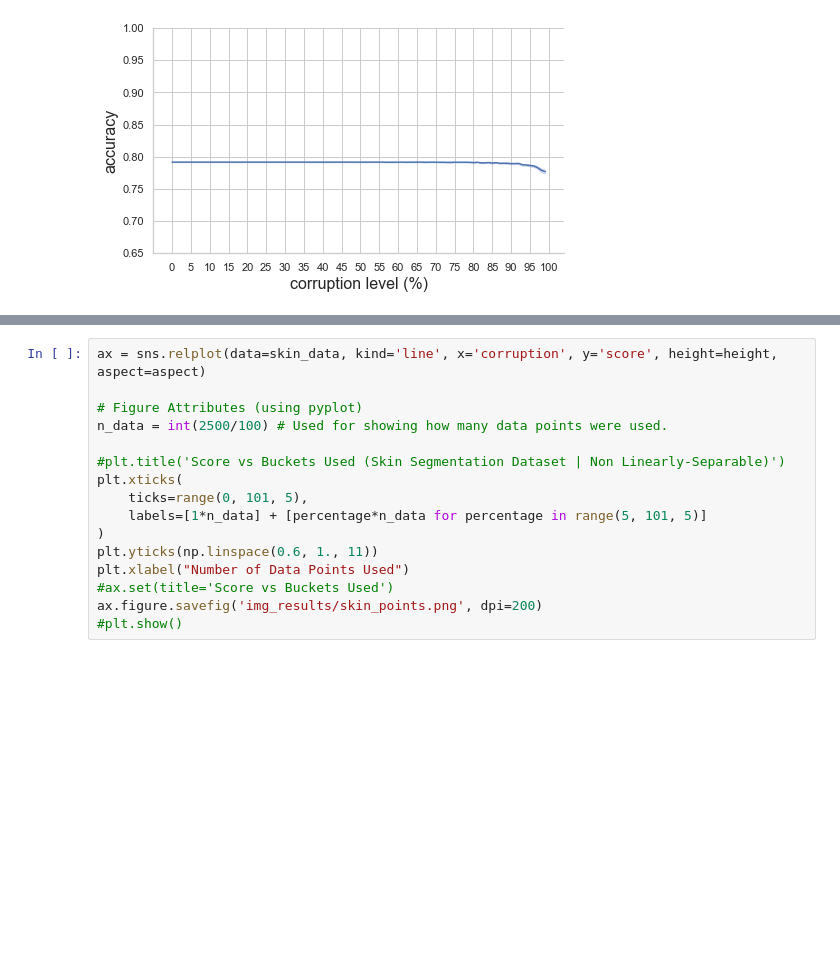
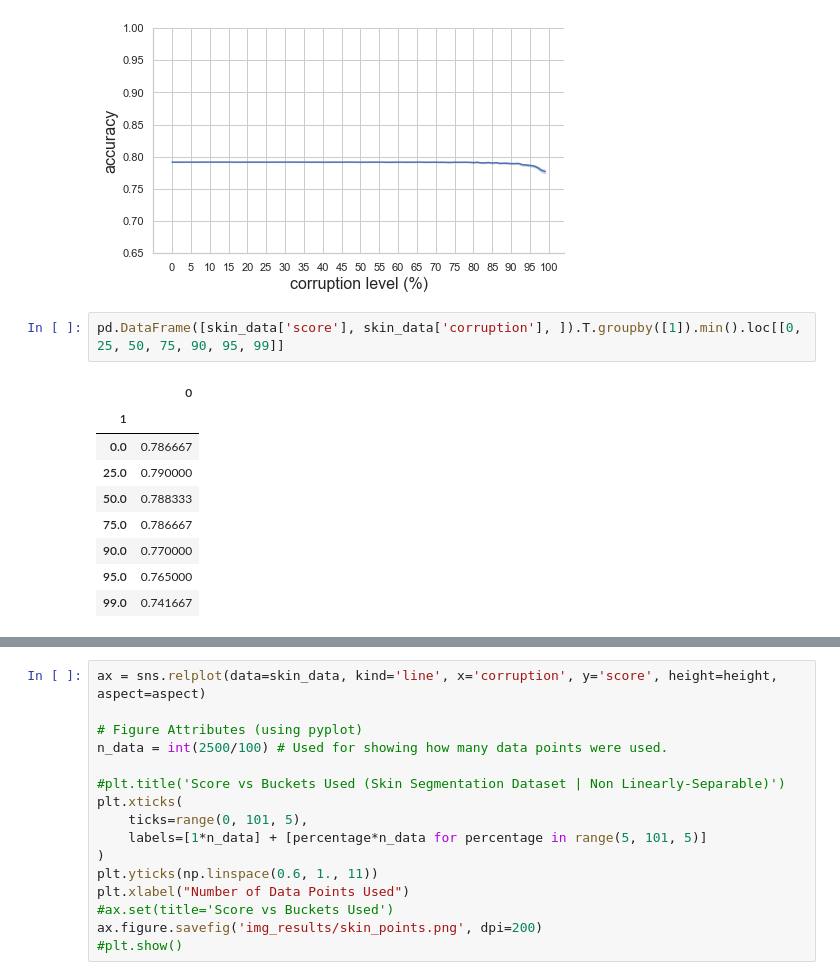
Before and after one commit to aguilarjose11/Perceptron-Corruption, a Jupyter notebook: ResultAnalysis.ipynb, the cells around one changed output, grey strips where cells are left out. Saved outputs shown, nothing was run; the diff lists cells and outputs as text; blank space fills up the shorter version.

```diff
--- a/ResultAnalysis.ipynb
+++ b/ResultAnalysis.ipynb
@@ -753,3 +760,15 @@ ax.figure.savefig('img_results/skin_percent.png', dpi=200)
 #plt.show()
 # %% [output]
 [figure]
+# %%
+pd.DataFrame([skin_data['score'], skin_data['corruption'], ]).T.groupby([1]).min().loc[[0, 25, 50, 75, 90, 95, 99]]
+# %% [output]
+|  | 0 |
+| 1 |  |
+| 0.0 | 0.786667 |
+| 25.0 | 0.790000 |
+| 50.0 | 0.788333 |
+| 75.0 | 0.786667 |
+| 90.0 | 0.770000 |
+| 95.0 | 0.765000 |
+| 99.0 | 0.741667 |
```
Also changed, not shown: parts of 6 cells of this notebook, 15 other files.
